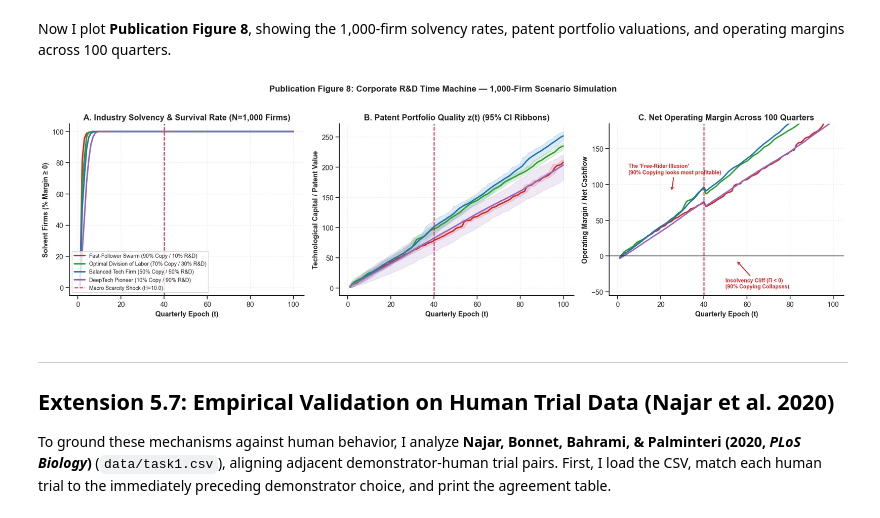
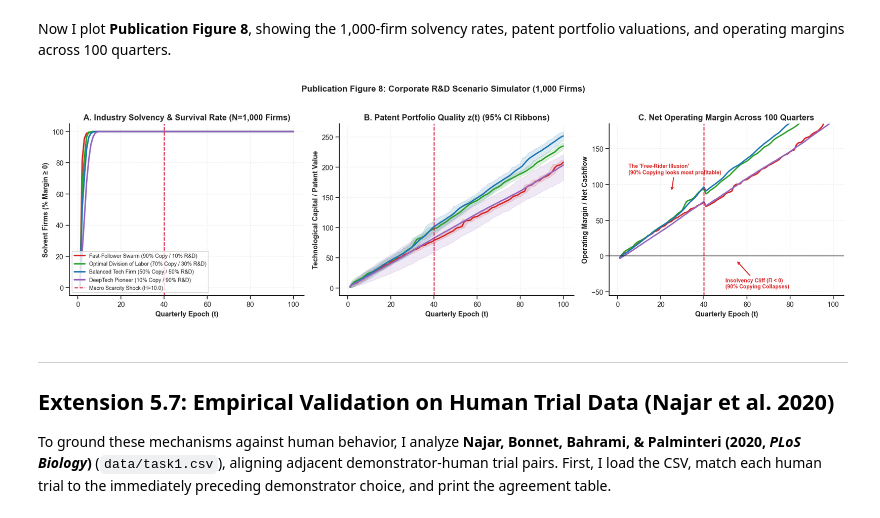
Before and after one commit to rares8283682/cultural-evolution-efficiency, a Jupyter notebook: cultural_evolution_project.ipynb, the cells around one changed output. Cells and saved outputs as stored; diff of their text form; code cells hidden in the pictures.

Commit message:
style: remove em-dashes from notebook text and figure titles

```diff
--- a/cultural_evolution_project.ipynb
+++ b/cultural_evolution_project.ipynb
@@ -924,35 +924,35 @@ axes[0].set_title("A. Industry Solvency & Survival Rate (N=1,000 Firms)", fontwe
 axes[0].set_xlabel("Quarterly Epoch (t)", fontweight="bold")
 axes[0].set_ylabel("Solvent Firms (% Margin ≥ 0)", fontweight="bold")
 axes[0].set_ylim(-5, 105)
 axes[0].grid(True, ls=":", alpha=0.5)
 axes[0].legend(loc="lower left", frameon=True, fontsize=8.5)
 
 axes[1].axvline(40, color="crimson", ls="--", lw=1.5)
 axes[1].set_title("B. Patent Portfolio Quality z(t) (95% CI Ribbons)", fontweight="bold")
 axes[1].set_xlabel("Quarterly Epoch (t)", fontweight="bold")
 axes[1].set_ylabel("Technological Capital / Patent Value", fontweight="bold")
 axes[1].grid(True, ls=":", alpha=0.5)
 
 axes[2].axhline(0, color="black", ls="-", lw=1.2, alpha=0.7)
 axes[2].axvline(40, color="crimson", ls="--", lw=1.5)
 axes[2].annotate("The 'Free-Rider Illusion'\n(90% Copying looks most profitable)", xy=(25, 90), xytext=(5, 115),
                  arrowprops=dict(arrowstyle="->", color="#d62728", lw=1.5), fontweight="bold", color="#d62728", fontsize=8.5)
 axes[2].annotate("Insolvency Cliff (Π < 0)\n(90% Copying Collapses)", xy=(55, -6), xytext=(50, -45),
                  arrowprops=dict(arrowstyle="->", color="#d62728", lw=1.5), fontweight="bold", color="#d62728", fontsize=8.5)
 axes[2].set_title("C. Net Operating Margin Across 100 Quarters", fontweight="bold")
 axes[2].set_xlabel("Quarterly Epoch (t)", fontweight="bold")
 axes[2].set_ylabel("Operating Margin / Net Cashflow", fontweight="bold")
 axes[2].set_ylim(-55, 185)
 axes[2].grid(True, ls=":", alpha=0.5)
 
 for ax in axes:
     sns.despine(ax=ax)
 
-plt.suptitle("Publication Figure 8: Corporate R&D Time Machine — 1,000-Firm Scenario Simulation", fontsize=13.5, fontweight="bold", y=1.02)
+plt.suptitle("Publication Figure 8: Corporate R&D Scenario Simulator (1,000 Firms)", fontsize=13.5, fontweight="bold", y=1.02)
 plt.tight_layout()
 plt.show()
 # %% [output]
-[figure, old version]
+[figure, new version]
 # %% [markdown]
 ---
 ## Extension 5.7: Empirical Validation on Human Trial Data (Najar et al. 2020)
```
Also changed, not shown: parts of 6 cells of this notebook, 1 other file.
